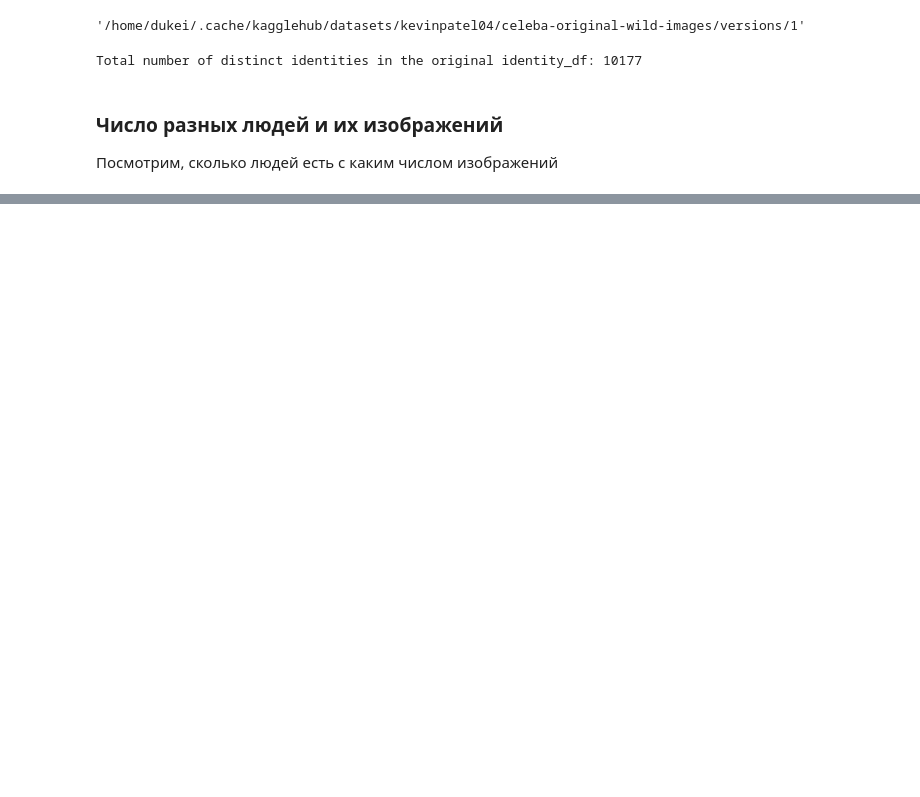
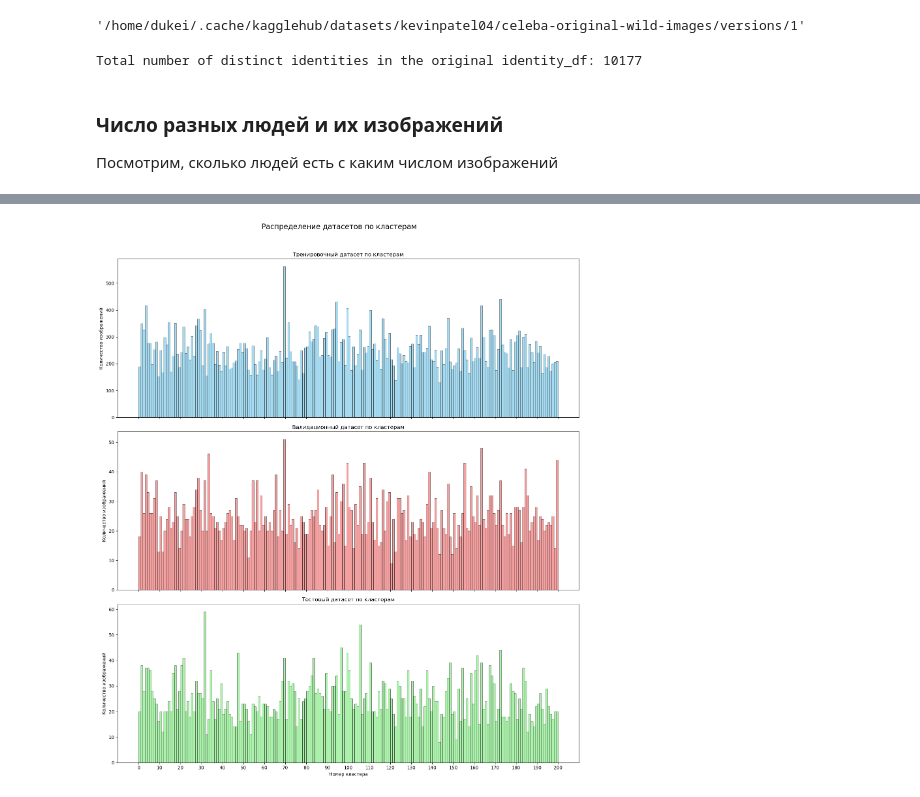
Before and after one commit to dukei/dls-fr, a Jupyter notebook: DLS-project-FR-2_PrepareDataset.ipynb, the cells around one changed output, grey strips where cells are left out. Saved outputs shown, nothing was run; the diff lists cells and outputs as text; code cells hidden in the pictures; blank space fills up the shorter version.

```diff
--- a/DLS-project-FR-2_PrepareDataset.ipynb
+++ b/DLS-project-FR-2_PrepareDataset.ipynb
@@ -906,0 +167,4 @@ First 5 rows of Validation DataFrame:
+# %%
+attributes_for_clustering = merged_df.drop(columns=['identity'])
+print("DataFrame 'attributes_for_clustering' created successfully, containing only facial attributes.")
+attributes_for_clustering.head()
@@ -906,0 +510,8 @@ First 5 rows of Validation DataFrame:
+# %%
+identities_15_plus_unused_val2 = [id for id in identities_15_plus if id not in used_identities]
+
+print(f"Number of identities from 15+ images not used in train or val part 1: {len(identities_15_plus_unused_val2)}")
+
+df_15_plus_unused_val2 = merged_df[merged_df['identity'].isin(identities_15_plus_unused_val2)].copy()
+print("DataFrame filtered for identities (15+ images, unused in train/val1) created.")
+df_15_plus_unused_val2.head()
@@ -906,0 +637,8 @@ First 5 rows of Validation DataFrame:
+# %%
+identities_5_plus_unused_test = [id for id in identities_5_plus if id not in used_identities]
+
+print(f"Number of identities with 5+ images not used in train or val sets: {len(identities_5_plus_unused_test)}")
+
+df_5_plus_unused_test = merged_df[merged_df['identity'].isin(identities_5_plus_unused_test)].copy()
+print("DataFrame filtered for identities (5+ images, unused in train/val) created.")
+df_5_plus_unused_test.head()
@@ -906,0 +822,38 @@ First 5 rows of Validation DataFrame:
+# %%
+import matplotlib.pyplot as plt
+import seaborn as sns
+
+# Prepare data for plotting
+train_cluster_counts = train_df['cluster_label'].value_counts().sort_index()
+val_cluster_counts = val_df['cluster_label'].value_counts().sort_index()
+test_cluster_counts = test_df['cluster_label'].value_counts().sort_index()
+
+# Create subplots
+fig, axes = plt.subplots(3, 1, figsize=(15, 18), sharex=True, sharey=False)
+fig.suptitle('Распределение датасетов по кластерам', fontsize=16)
+
+# Plot Train Dataset distribution
+sns.histplot(train_df['cluster_label'], bins=range(0, 201), ax=axes[0], kde=False, color='skyblue')
+axes[0].set_title('Тренировочный датасет по кластерам')
+axes[0].set_xlabel('Номер кластера')
+axes[0].set_ylabel('Количество изображений')
+axes[0].set_xticks(range(0, 201, 10)) # Set x-ticks to show every 10 clusters
+
+# Plot Validation Dataset distribution
+sns.histplot(val_df['cluster_label'], bins=range(0, 201), ax=axes[1], kde=False, color='lightcoral')
+axes[1].set_title('Валидационный датасет по кластерам')
+axes[1].set_xlabel('Номер кластера')
+axes[1].set_ylabel('Количество изображений')
+axes[1].set_xticks(range(0, 201, 10))
+
+# Plot Test Dataset distribution
+sns.histplot(test_df['cluster_label'], bins=range(0, 201), ax=axes[2], kde=False, color='lightgreen')
+axes[2].set_title('Тестовый датасет по кластерам')
+axes[2].set_xlabel('Номер кластера')
+axes[2].set_ylabel('Количество изображений')
+axes[2].set_xticks(range(0, 201, 10))
+
+plt.tight_layout(rect=[0, 0.03, 1, 0.96])
+plt.show()
+# %% [output]
+[figure, added]
```
Also changed, not shown: parts of 86 cells of this notebook.
